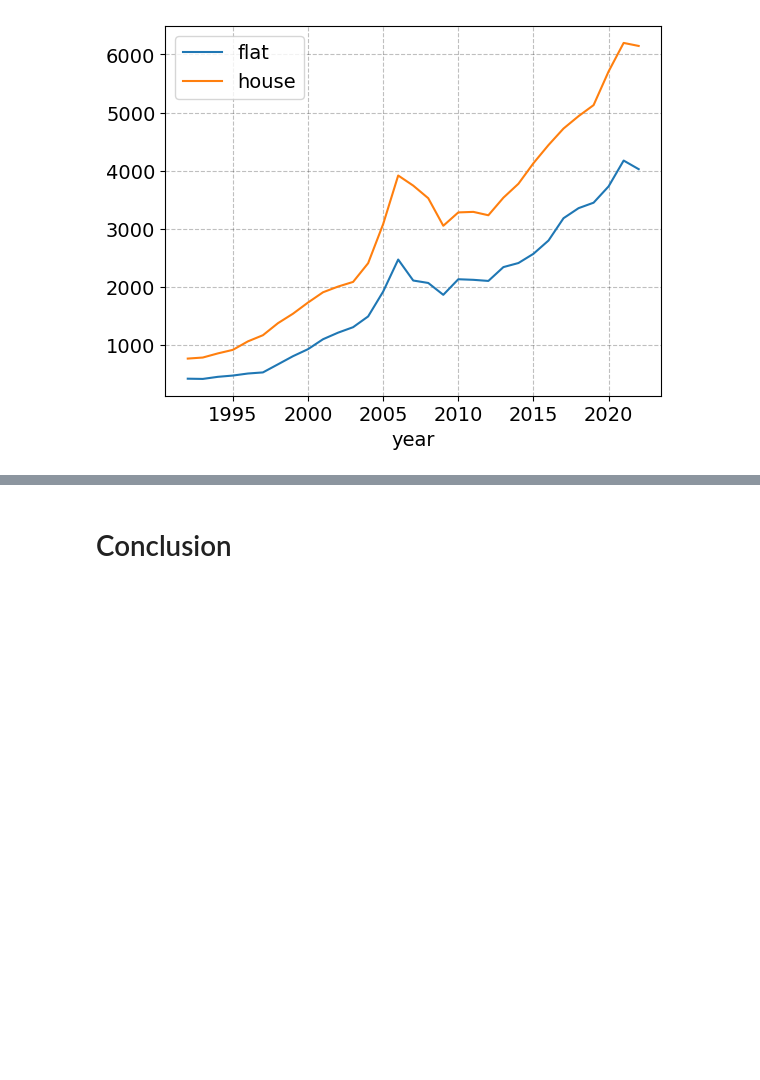
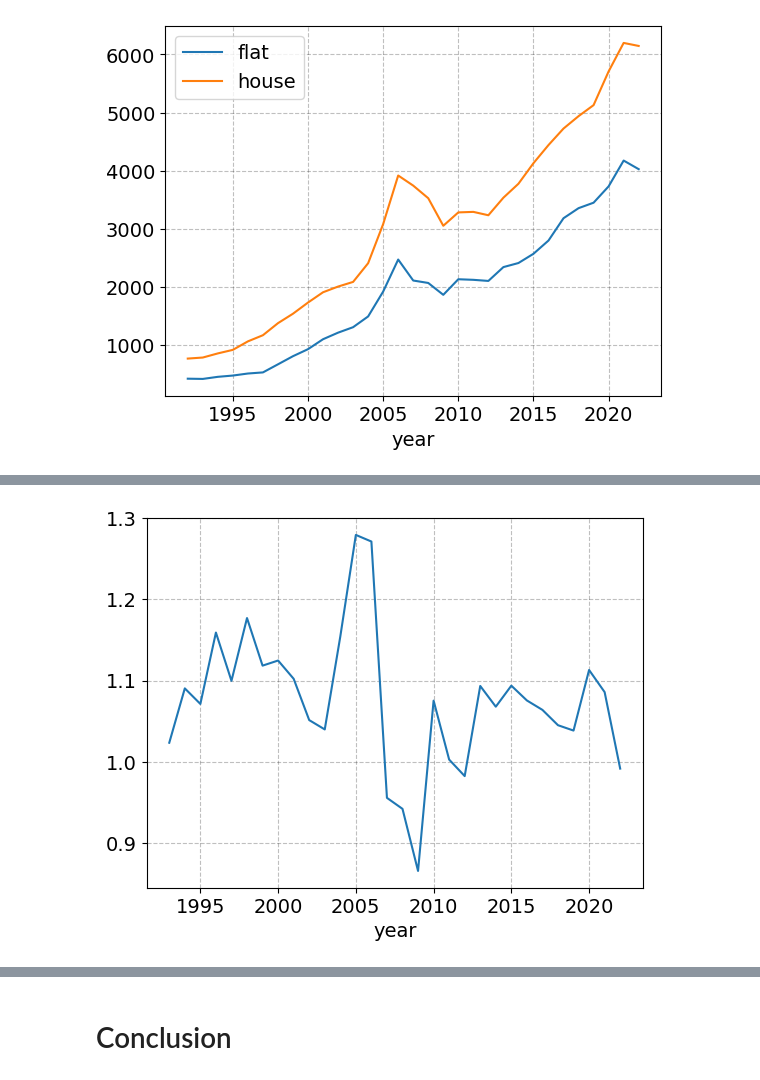
Before and after one commit to NumEconCopenhagen/projects-2023-jps, a Jupyter notebook: dataproject/dataproject.ipynb, the cells around one changed output, grey strips where cells are left out. Saved outputs shown, nothing was run; the diff lists cells and outputs as text; code cells hidden in the pictures; blank space fills up the shorter version.

```diff
--- a/dataproject/dataproject.ipynb
+++ b/dataproject/dataproject.ipynb
@@ -296,0 +297,5 @@ See the caveats in the documentation: https://pandas.pydata.org/pandas-docs/stab
+# %%
+#
+house_københavn.plot(x='year', y='Growth_Rate', legend=False );
+# %% [output]
+[figure, added]
```
Also changed, not shown: parts of 3 cells of this notebook.
